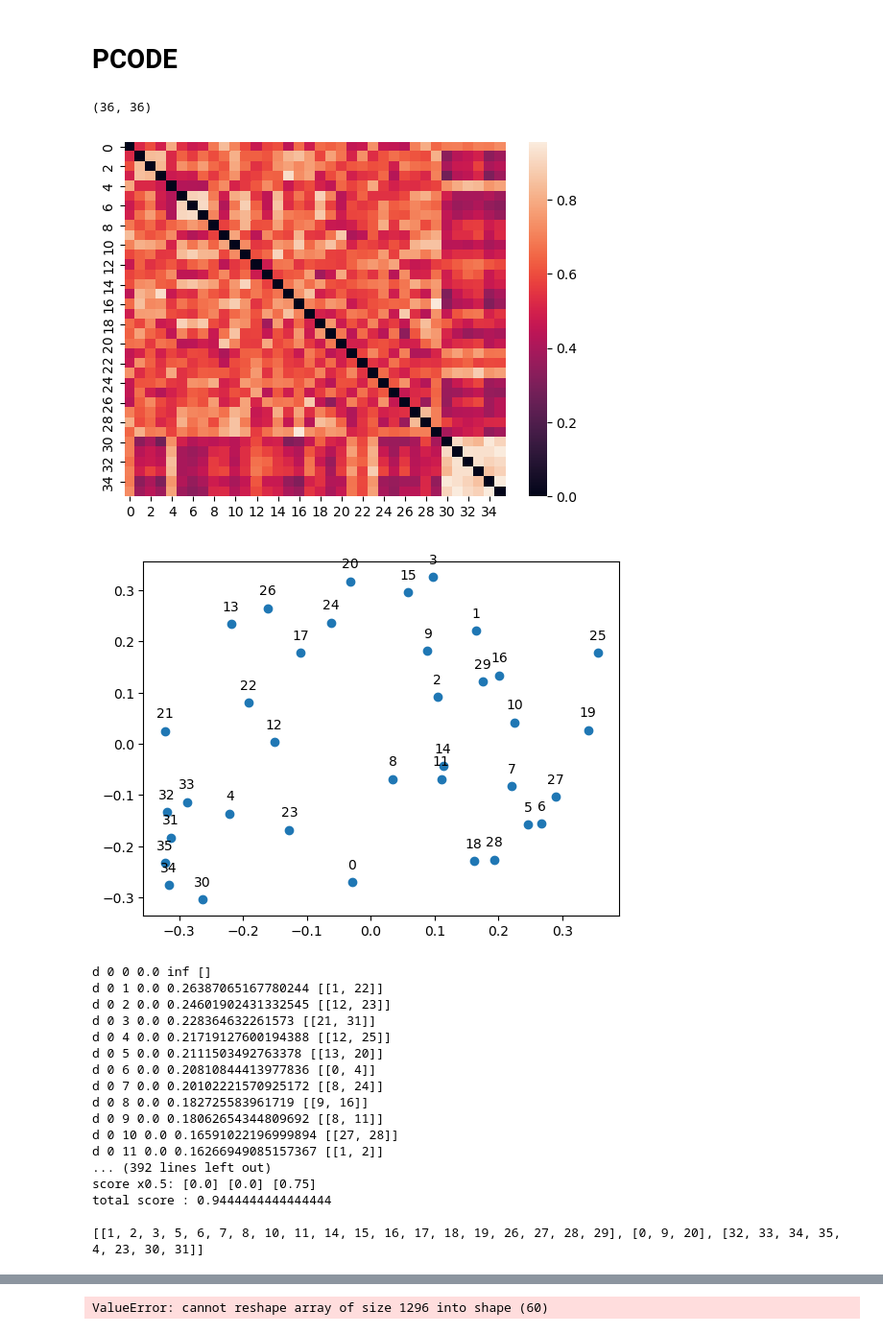
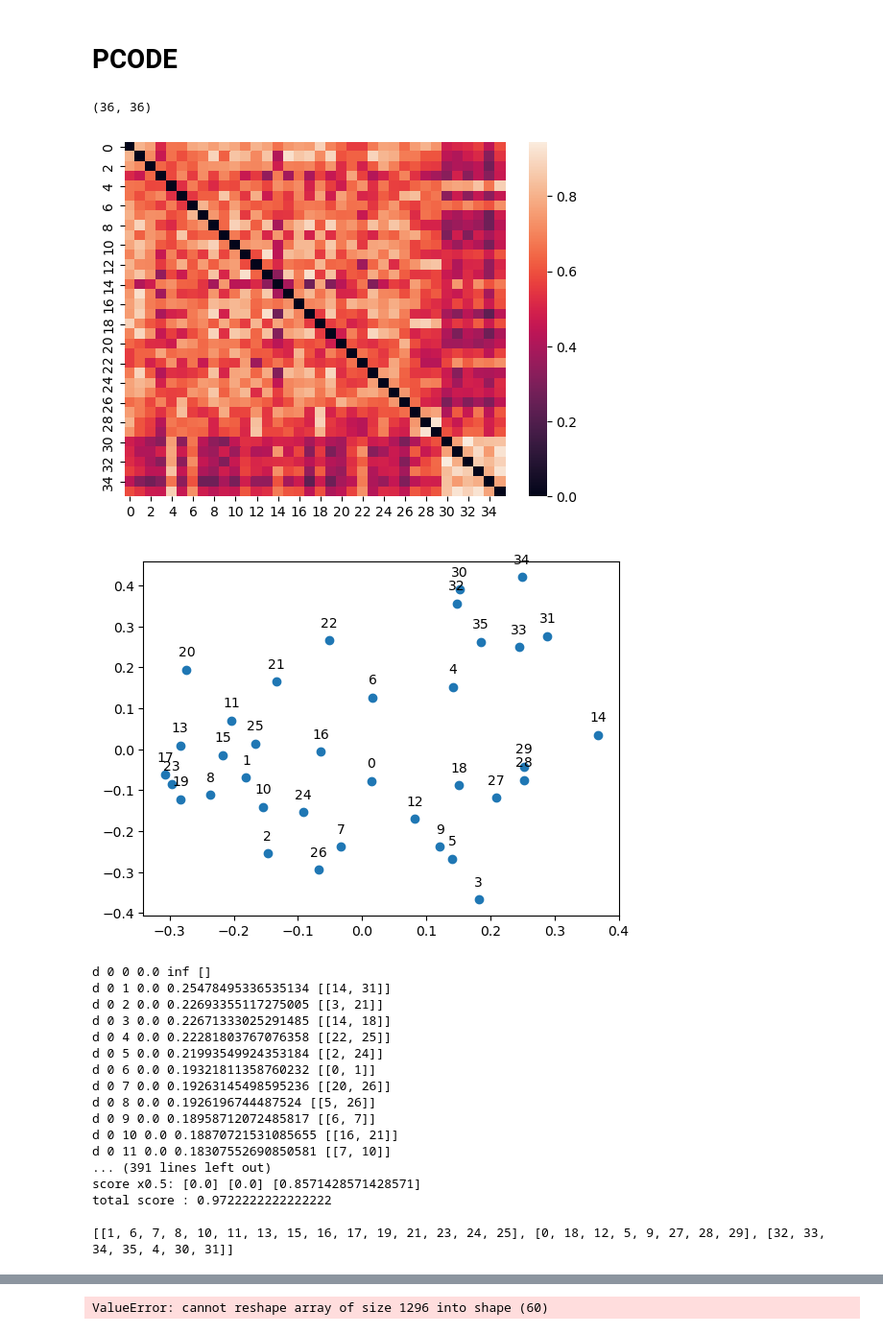
Before and after one commit to mzhyui/PHTDA-Net, a Jupyter notebook: phcluseter_v3_distance_adjust.ipynb, the cells around one changed output, grey strips where cells are left out. Shown at 96% size. Drawn from its saved outputs; the diff is of its cells as text; code cells hidden in the pictures.

```diff
--- a/phcluseter_v3_distance_adjust.ipynb
+++ b/phcluseter_v3_distance_adjust.ipynb
@@ -63,8 +64,10 @@ test_loader = torch.utils.data.DataLoader(
 device = 'cuda' if torch.cuda.is_available() else 'cpu'
 # attack_pth = "./LG-FedAvg/save_attack_ub/cifar10/resnet20_iidTrue_num100_C0.8_le2_DBATrue/shard2/pattern09-24--21-13-11/local_attack_save/"
 # normal_pth = "./LG-FedAvg/save_attack_ub/cifar10/resnet20_iidTrue_num100_C0.8_le2_DBATrue/shard2/pattern09-24--21-13-11/local_normal_save/"
-attack_pth = "/mnt/sda3/docker_space/Code/PHTDA-Net/LG-FedAvg/save_attack_ub/cifar10/resnet20_iidTrue_num100_C0.8_le2_DBATrue/shard2/pattern11-16--22-16-38/local_attack_save/"
-normal_pth = "/mnt/sda3/docker_space/Code/PHTDA-Net/LG-FedAvg/save_attack_ub/cifar10/resnet20_iidTrue_num100_C0.8_le2_DBATrue/shard2/pattern11-16--22-16-38/local_normal_save/"
+# attack_pth = "/mnt/sda3/docker_space/Code/PHTDA-Net/LG-FedAvg/save_attack_ub/cifar10/resnet20_iidTrue_num100_C0.8_le2_DBATrue/shard2/pattern11-16--22-16-38/local_attack_save/"
+# normal_pth = "/mnt/sda3/docker_space/Code/PHTDA-Net/LG-FedAvg/save_attack_ub/cifar10/resnet20_iidTrue_num100_C0.8_le2_DBATrue/shard2/pattern11-16--22-16-38/local_normal_save/"
+attack_pth = "/mnt/sda3/docker_space/Code/PHTDA-Net/LG-FedAvg/save_attack_ub/cifar10/resnet20_iidTrue_num100_C0.8_le2_DBATrue/shard2/pattern12-16--19-06-13/local_attack_save/"
+normal_pth = "/mnt/sda3/docker_space/Code/PHTDA-Net/LG-FedAvg/save_attack_ub/cifar10/resnet20_iidTrue_num100_C0.8_le2_DBATrue/shard2/pattern12-16--19-06-13/local_normal_save/"
 
 round_set = []
 client_set_attack = []
@@ -140,8 +143,8 @@ attack_nums = int(client_max/5)
 total_nums = normal_nums+attack_nums
 
 for idround, r in enumerate(round_set):
-    if idround >= 1:
-        break
+    # if idround >= 1:
+    #     break
     r_modelpth_set = modelpth_dict[f'{r}_normal'][0:normal_nums] + modelpth_dict[f'{r}_attack'][0:attack_nums]
     r_corr = np.zeros((total_nums, total_nums, 1))
 
@@ -244,6 +286,7 @@ def find_largest_gaps(arr, k):
     return sorted(largest_k_gap_indices)
 # %%
 %matplotlib inline
+colors = ['r', 'g', 'b', 'y', 'p']
 for corr in corr_set:
     data = 1 - corr.reshape(-1, total_nums) - corr.reshape(-1, total_nums).T
     print(data.shape)
@@ -287,7 +330,7 @@ for corr in corr_set:
             elif abs(filtration_value - death_value) < tolerance or (death_value == np.Inf and d != 0):
                 death_simplices.append(simplex)
 
-        involved_points_d = (merge_sublists_with_shared_items(death_simplices))
+        involved_points_d = (mergeSublistsWithSharedItems(death_simplices))
 
         if len(involved_points_d) >= 0 :
             print('d', d, count, birth_value, death_value, involved_points_d)
@@ -313,10 +356,10 @@ for corr in corr_set:
         f = flatten(a[i:len(a)])
         if (np.unique(f).shape[0] == total_nums):
             continue
-        merged = merge_sublists_with_shared_items(a[i:len(a)])
+        merged = mergeSublistsWithSharedItems(a[i:len(a)])
         print(f"persistence ={results[i][0]}, finding: {a[i]}\n", merged)
         # print(merged, last_merged)
-        score = get_total_length(merged)/normal_nums/2
+        score = getTotalLength(merged)/normal_nums/2
 
         newly_merged = []
         newly_added = []
@@ -394,7 +437,6 @@ for corr in corr_set:
 
             # print(merged)
             draw_point_set = copy.deepcopy(merged)
-            colors = ['r', 'g', 'b']
             for color, layer in enumerate(merged):
                 # print(layer)
                 for p in range(len(layer)-1):
@@ -409,51 +451,51 @@ for corr in corr_set:
         pass
 
     group = np.zeros((total_nums,total_nums))
-    for i in merge_sublists_with_shared_items(a)[0]:
+    for i in mergeSublistsWithSharedItems(a)[0]:
         group[i][i] = 1
 
 
     X = np.array([x for x in dv_seq if x != float('Inf')])
     X = X.reshape(-1, 1)
 
     # 初始化KDE模型
     kde = KernelDensity(kernel='gaussian', bandwidth=0.01).fit(X)
 
     # 进行密度估计
     X_sample = np.linspace(-0.5, 0.5, 1000).reshape(-1, 1)
     log_dens = kde.score_samples(X_sample)
 
     plt.figure(figsize=(10, 5))
     plt.plot(X_sample, np.exp(log_dens), label='KDE (Gaussian)')
     plt.title('Kernel Density Estimation')
     plt.xlabel('Data')
     plt.ylabel('Density')
     plt.legend()
     plt.grid(True)
     plt.show()
 
     # plt.scatter(mds_results[:, 0], mds_results[:, 1])
     # for i, points in enumerate(mds_results):
     #     plt.annotate(i, (points[0], points[1]), textcoords="offset points", xytext=(0,10), ha='center')
     # plt.show()
 # %% [output]
 (36, 36)
-[figure, old version]
+[figure, new version]
-[figure, old version]
+[figure, new version]
 d 0 0 0.0 inf []
-d 0 1 0.0 0.26387065167780244 [[1, 22]]
-d 0 2 0.0 0.24601902431332545 [[12, 23]]
-d 0 3 0.0 0.228364632261573 [[21, 31]]
-d 0 4 0.0 0.21719127600194388 [[12, 25]]
-d 0 5 0.0 0.2111503492763378 [[13, 20]]
-d 0 6 0.0 0.20810844413977836 [[0, 4]]
-d 0 7 0.0 0.20102221570925172 [[8, 24]]
-d 0 8 0.0 0.182725583961719 [[9, 16]]
-d 0 9 0.0 0.18062654344809692 [[8, 11]]
-d 0 10 0.0 0.16591022196999894 [[27, 28]]
-d 0 11 0.0 0.16266949085157367 [[1, 2]]
-... (392 lines left out)
-score x0.5: [0.0] [0.0] [0.75]
-total score : 0.9444444444444444
+d 0 1 0.0 0.25478495336535134 [[14, 31]]
+d 0 2 0.0 0.22693355117275005 [[3, 21]]
+d 0 3 0.0 0.22671333025291485 [[14, 18]]
+d 0 4 0.0 0.22281803767076358 [[22, 25]]
+d 0 5 0.0 0.21993549924353184 [[2, 24]]
+d 0 6 0.0 0.19321811358760232 [[0, 1]]
+d 0 7 0.0 0.19263145498595236 [[20, 26]]
+d 0 8 0.0 0.1926196744487524 [[5, 26]]
+d 0 9 0.0 0.18958712072485817 [[6, 7]]
+d 0 10 0.0 0.18870721531085655 [[16, 21]]
+d 0 11 0.0 0.18307552690850581 [[7, 10]]
+... (391 lines left out)
+score x0.5: [0.0] [0.0] [0.8571428571428571]
+total score : 0.9722222222222222
 
-[[1, 2, 3, 5, 6, 7, 8, 10, 11, 14, 15, 16, 17, 18, 19, 26, 27, 28, 29], [0, 9, 20], [32, 33, 34, 35, 4, 23, 30, 31]]
+[[1, 6, 7, 8, 10, 11, 13, 15, 16, 17, 19, 21, 23, 24, 25], [0, 18, 12, 5, 9, 27, 28, 29], [32, 33, 34, 35, 4, 30, 31]]
```
Also changed, not shown: parts of 6 cells of this notebook, 7 other files.
